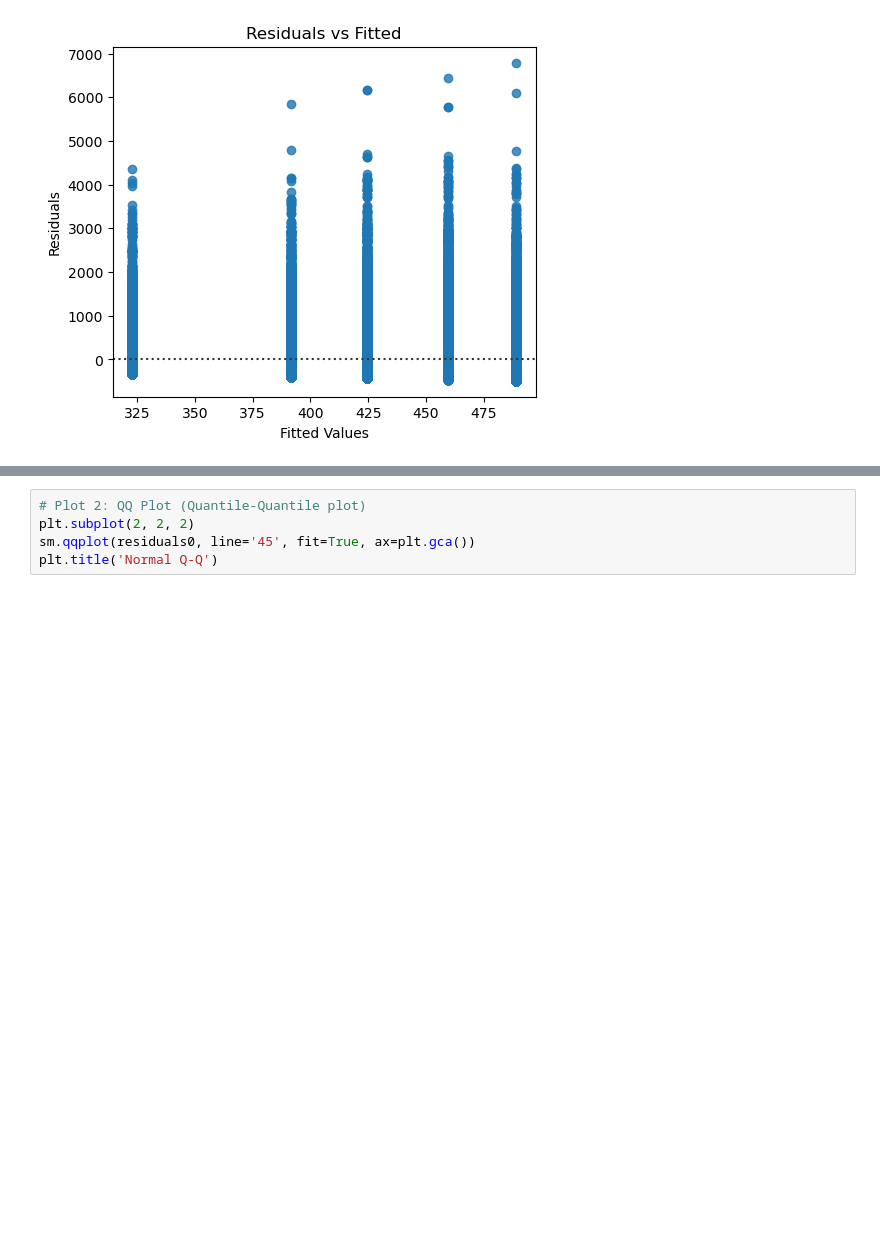
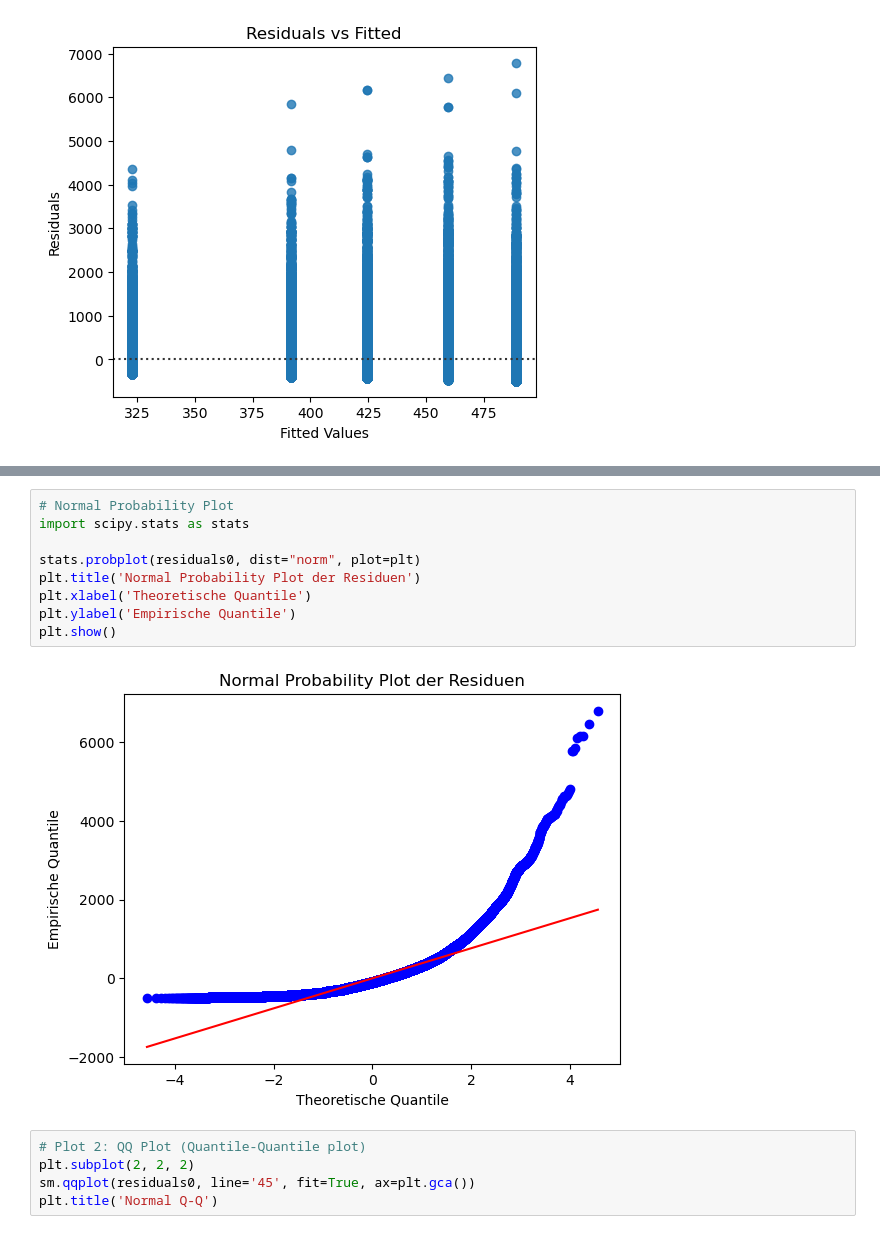
Before and after one commit to LeonidWouters/ANM, a Jupyter notebook: Multiple lineare Regression (nach Güteklasse).ipynb, the cells around one changed output, grey strips where cells are left out. Saved outputs shown, nothing was run; the diff lists cells and outputs as text; blank space fills up the shorter version.

```diff
--- a/Multiple lineare Regression (nach Güteklasse).ipynb
+++ b/Multiple lineare Regression (nach Güteklasse).ipynb
@@ -279,3 +322,14 @@ Dieser Plot zeigt Muster auf, was auf Nichtlinearität oder Heteroskedastizität
+# %%
+# Normal Probability Plot
+import scipy.stats as stats
+
+stats.probplot(residuals0, dist="norm", plot=plt)
+plt.title('Normal Probability Plot der Residuen')
+plt.xlabel('Theoretische Quantile')
+plt.ylabel('Empirische Quantile')
+plt.show()
+# %% [output]
+[figure, added]
 # %%
 # Plot 2: QQ Plot (Quantile-Quantile plot)
 plt.subplot(2, 2, 2)
```
Also changed, not shown: parts of 12 cells of this notebook.
